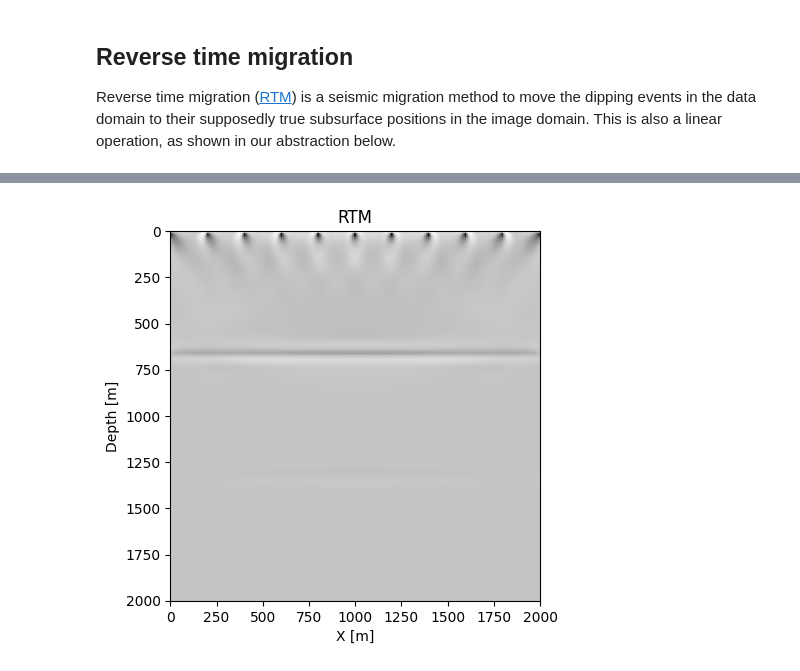
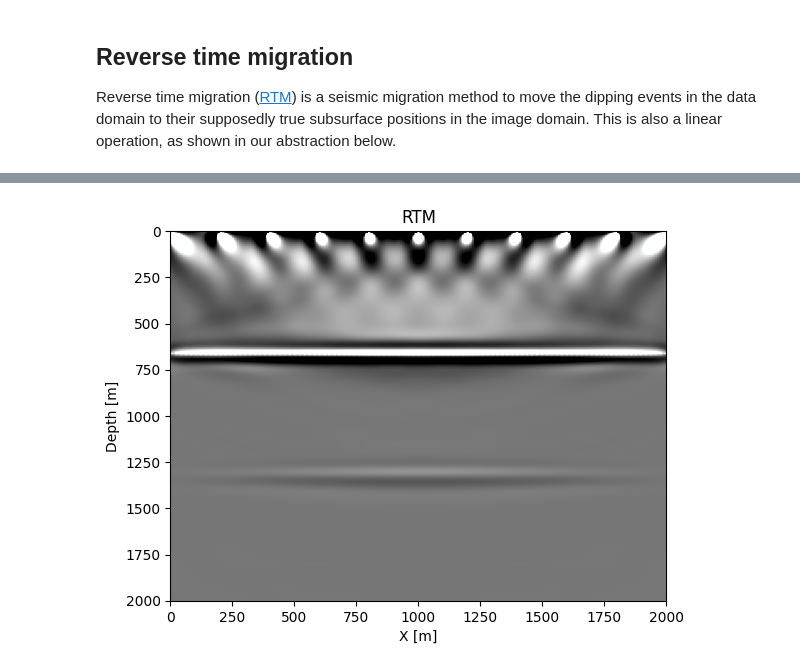
Before and after one commit to slimgroup/SLIMTutorials, a Jupyter notebook: 00_intro_JUDI.ipynb, the cells around one changed output, grey strips where cells are left out. Cells and saved outputs as stored; diff of their text form; code cells hidden in the pictures.

```diff
--- a/00_intro_JUDI.ipynb
+++ b/00_intro_JUDI.ipynb
@@ -347,8 +347,5 @@ rtm = J' * d_obs
 PhysicalParameter{Float32} of size (201, 201) with origin (0.0, 0.0) and spacing (10.0, 10.0)
-# %%
-figure();
-imshow(rtm', cmap="Greys", extent=[0, (shape[1]-1)*spacing[1], (shape[2]-1)*spacing[2], 0]);
-xlabel("X [m]");ylabel("Depth [m]");
-title("RTM");
-# %% [output]
-[figure, removed]
+# %%
+plot_simage(rtm')
+# %% [output]
+[figure, added]
```
Also changed, not shown: parts of 12 cells of this notebook.
